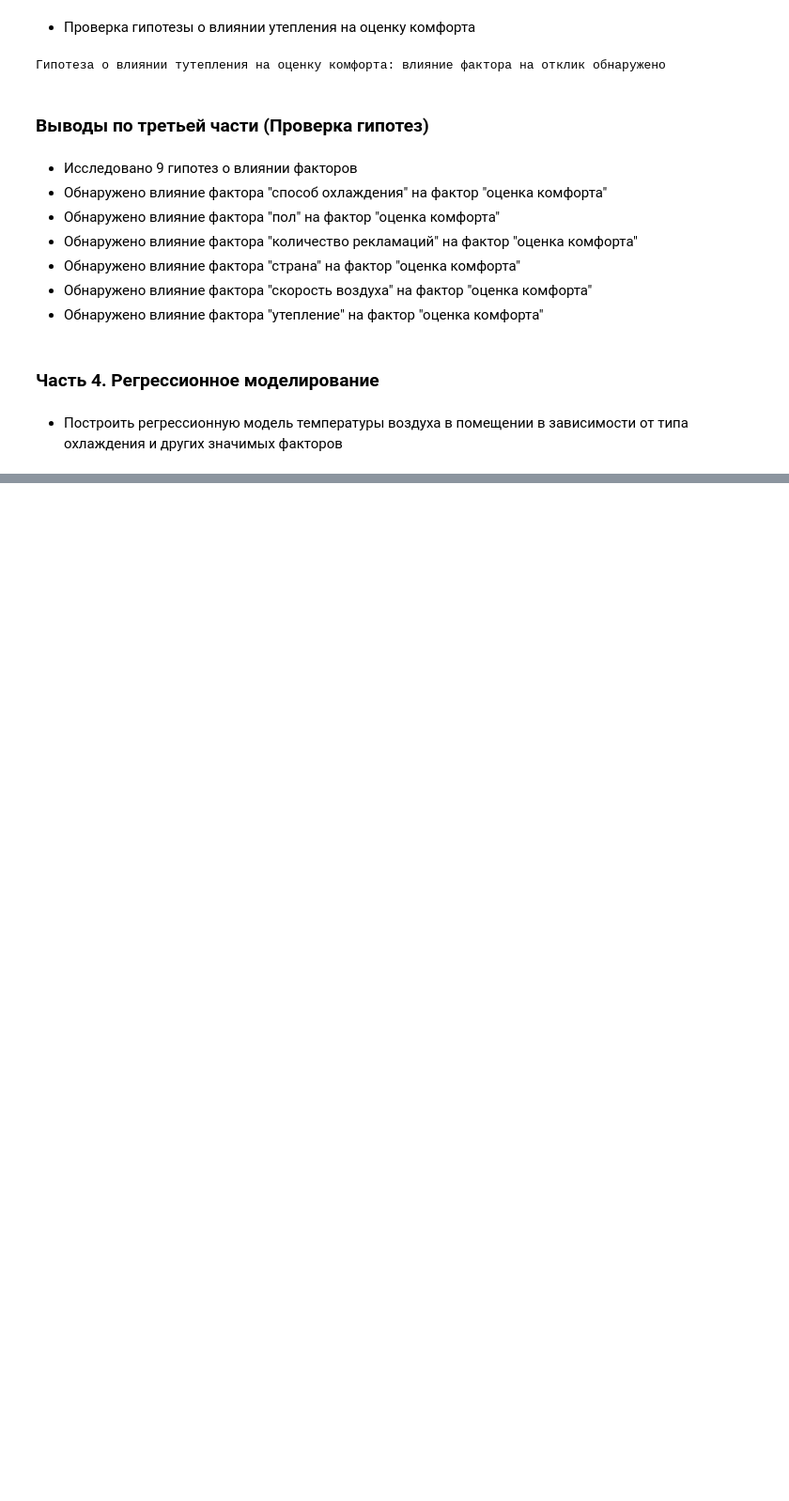
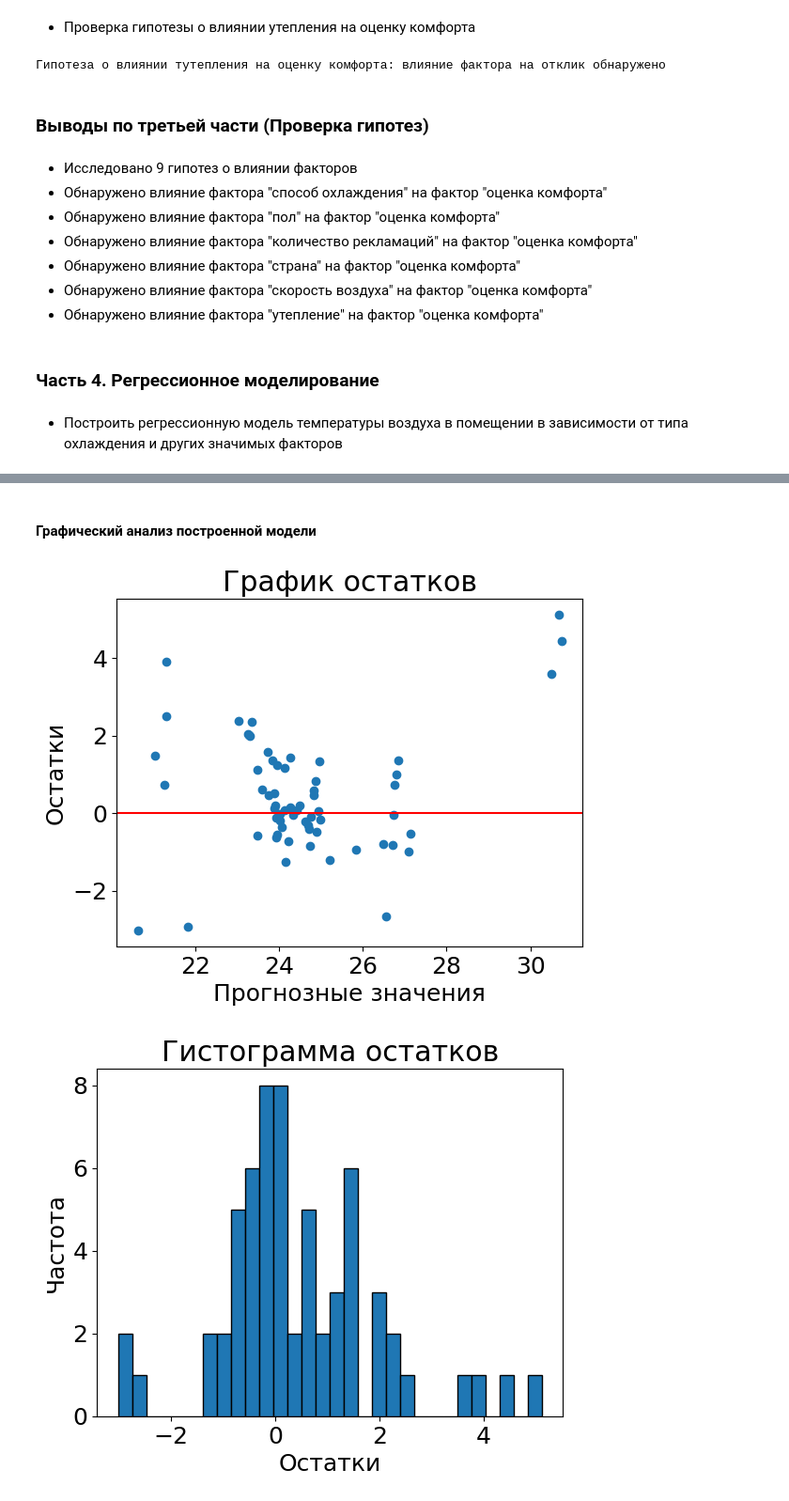
Before and after one commit to irkatsuk/ya_climate, a Jupyter notebook: ya_climate.ipynb, the cells around one changed output, grey strips where cells are left out. Shown at 94% size. Drawn from its saved outputs; the diff is of its cells as text; code cells hidden in the pictures; blank space fills up the shorter version.

```diff
--- a/ya_climate.ipynb
+++ b/ya_climate.ipynb
@@ -439,7 +574,7 @@ cat_graph(df, df.select_dtypes(include=[object]).columns, 48)
 * Создать дополнительный категориальный столбец, который покажет количество рекламаций ко каждому клиенту отдельно: мало (≤1), средне (=2), много (>2)
 # %%
 col = "количество_рекламаций_кат"
-df[col] = df["количество_рекламаций"].apply(ya_calculation.count_of_adv)
+df[col] = df["количество_рекламаций"].apply(count_of_adv)
 df[col].unique()
 # %% [output]
 array(['мало', 'много', 'средне'], dtype=object)
@@ -447,7 +582,7 @@ array(['мало', 'много', 'средне'], dtype=object)
 * Добавить категориальный столбец, разделив респондентов на три категории по возрасту: до 44 лет - молодой возраст, 45 - 59 лет - средний возраст, 60 лет и больше - пожилой возраст.
 # %%
 col = 'возрастная_группа'
-df[col] = df['возраст'].apply(ya_calculation.make_age_cat)
+df[col] = df['возраст'].apply(make_age_cat)
 df[col].unique()
 # %% [output]
 array(['молодой возраст', 'средний возраст', 'пожилой возраст'],
@@ -565,7 +700,7 @@ avg_temp_rh
 # %%
 # стандартная комфортная относительная влажность в офисах по СНиП: 40-60 %
 # создадим категориальный столбец для влажности
-df["rh_кат"] = df["rh"].apply(ya_calculation.standart_rh)
+df["rh_кат"] = df["rh"].apply(standart_rh)
 df["rh_кат"].unique()
 # %% [output]
 array(['Норма', 'Ниже нормы', 'Выше нормы'], dtype=object)
@@ -807,11 +942,10 @@ else:
 * Построить регрессионную модель температуры воздуха в помещении в зависимости от типа охлаждения и других значимых факторов
 # %%
 numerical_columns = ["температура_воздуха_на_улице",
-                     "скорость_воздуха", "утепление", "rh",
-                     "ощущение_температуры", "оценка_комфорта"]
+                     "утепление", "rh"]
 categorical_columns = ["способ_охлаждения", "отопление", "вентилятор",
                        "занавески", "климат", "способ_обогрева",
-                       "предпочтительное_изменение_температуры"]
+                       "двери", "окно"]
 x = df[numerical_columns + categorical_columns]
 y = df[["температура_воздуха_в_помещении"]]
 
@@ -821,10 +955,16 @@ RANDOM_STATE = 42
 x_train, x_test, y_train, y_test = train_test_split(x, y, test_size=SIZE,
                                                     random_state=RANDOM_STATE)
 
-ohe = OneHotEncoder(sparse=False, drop="first")
+ohe = OneHotEncoder(sparse_output=False, drop="first")
 ohe.fit(x_train[categorical_columns])
-x_train_new = ya_climate_common.get_ohe(x_train, categorical_columns, ohe)
-x_test_new = ya_climate_common.get_ohe(x_test, categorical_columns, ohe)
+x_train_new = get_ohe(x_train, categorical_columns, ohe)
+x_test_new = get_ohe(x_test, categorical_columns, ohe)
+
+scaler = StandardScaler()
+scaler.fit(x_train[numerical_columns])
+x_train_new[numerical_columns] = \
+    scaler.transform(x_train_new[numerical_columns])
+x_test_new[numerical_columns] = scaler.transform(x_test_new[numerical_columns])
 
 regression = LinearRegression()
 regression.fit(x_train_new, y_train)
@@ -834,4 +974,8 @@ r2 = r2_score(y_test, prediction.flatten())
 mape = mean_absolute_percentage_error(y_test, prediction.flatten())
 mape = mape * 100
 print(f"Результат работы модели: r2 = {round(r2, 2)}, MAPE = {round(mape, 2)}")
+koef = pd.DataFrame(regression.coef_.flatten(), x_test_new.columns,
+                    columns=["Коэффициенты"])
+koef.sort_values(by="Коэффициенты", ascending=False)
+print(koef)
 # %% [output]
@@ -839,3 +999,25 @@ print(f"Результат работы модели: r2 = {round(r2, 2)}, MAPE
+# %% [markdown]
+#### Графический анализ построенной модели
+# %%
+# вычислим остатки
+residuals = y_test - prediction
+
+plt.scatter(prediction, residuals)
+# добавляем горизонтальную линию на уровне y=0 для наглядности
+plt.axhline(y=0, color='r', linestyle='-')
+plt.title('График остатков')
+plt.xlabel('Прогнозные значения')
+plt.ylabel('Остатки')
+plt.show()
+# Построение гистограммы с 30 бинами и черными границами
+plt.hist(residuals, bins=30, edgecolor='black')
+plt.title('Гистограмма остатков')
+plt.xlabel('Остатки')
+plt.ylabel('Частота')
+plt.show()
+# %% [output]
+[figure, added]
+[figure, added]
 # %% [markdown]
 #### Выводы по четвертой части
 * Построена модель линейной регрессии для фактора "температура воздуха в помещении"
```
Also changed, not shown: parts of 41 cells of this notebook.
